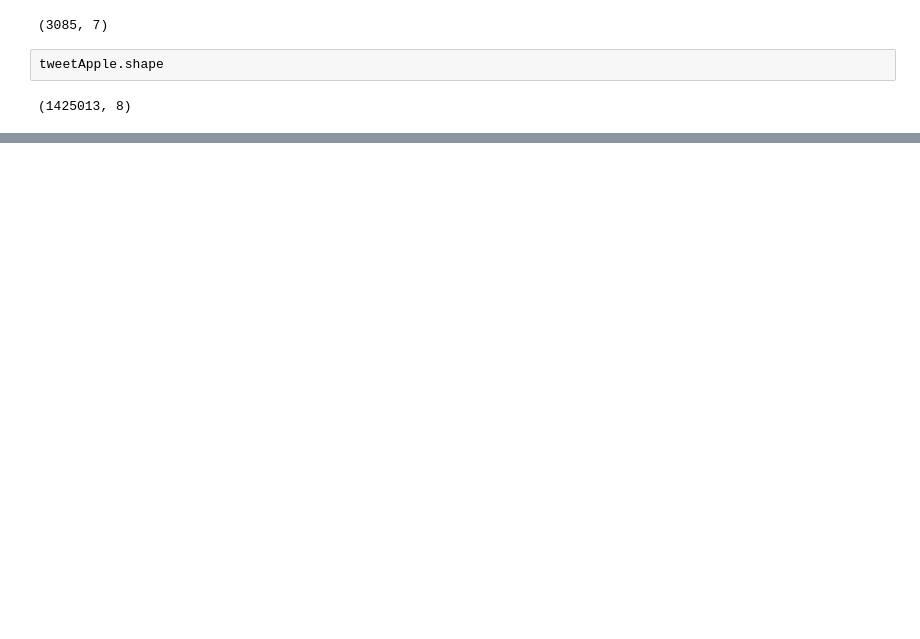
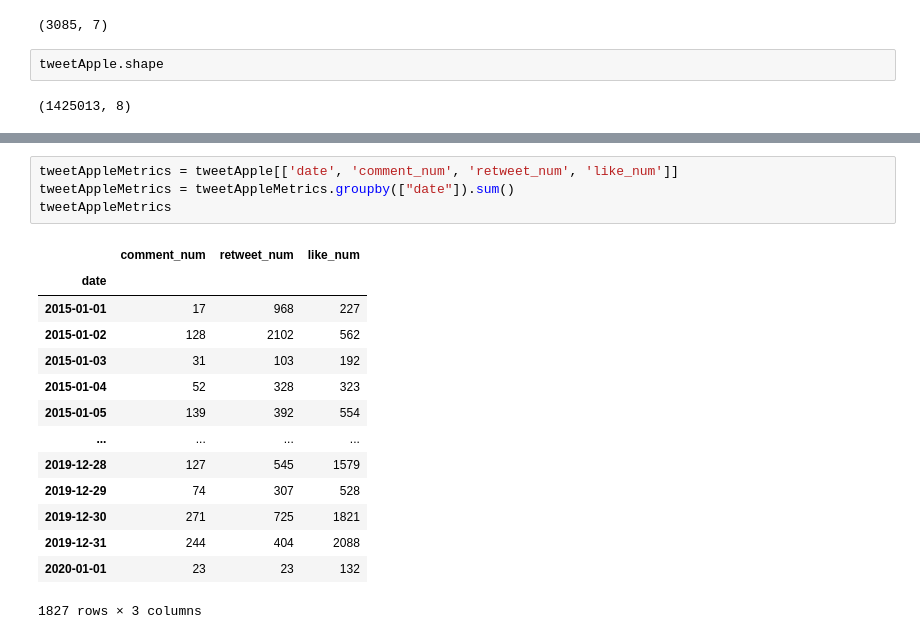
Before and after one commit to dssaenzml/ml703_timeSeriesCausalDiscovery, a Jupyter notebook: Exploration/ML703_Project.ipynb, the cells around one changed output, grey strips where cells are left out. Saved outputs shown, nothing was run; the diff lists cells and outputs as text; blank space fills up the shorter version.

```diff
--- a/Exploration/ML703_Project.ipynb
+++ b/Exploration/ML703_Project.ipynb
@@ -58,0 +73,19 @@ tweet.body[0]
+# %%
+tweetAppleMetrics = tweetApple[['date', 'comment_num', 'retweet_num', 'like_num']]
+tweetAppleMetrics = tweetAppleMetrics.groupby(["date"]).sum()
+tweetAppleMetrics
+# %% [output]
+|  | comment_num | retweet_num | like_num |
+| date |  |  |  |
+| 2015-01-01 | 17 | 968 | 227 |
+| 2015-01-02 | 128 | 2102 | 562 |
+| 2015-01-03 | 31 | 103 | 192 |
+| 2015-01-04 | 52 | 328 | 323 |
+| 2015-01-05 | 139 | 392 | 554 |
+| ... | ... | ... | ... |
+| 2019-12-28 | 127 | 545 | 1579 |
+| 2019-12-29 | 74 | 307 | 528 |
+| 2019-12-30 | 271 | 725 | 1821 |
+| 2019-12-31 | 244 | 404 | 2088 |
+| 2020-01-01 | 23 | 23 | 132 |
+1827 rows × 3 columns
```
Also changed, not shown: parts of 11 cells of this notebook, 1 other file.
